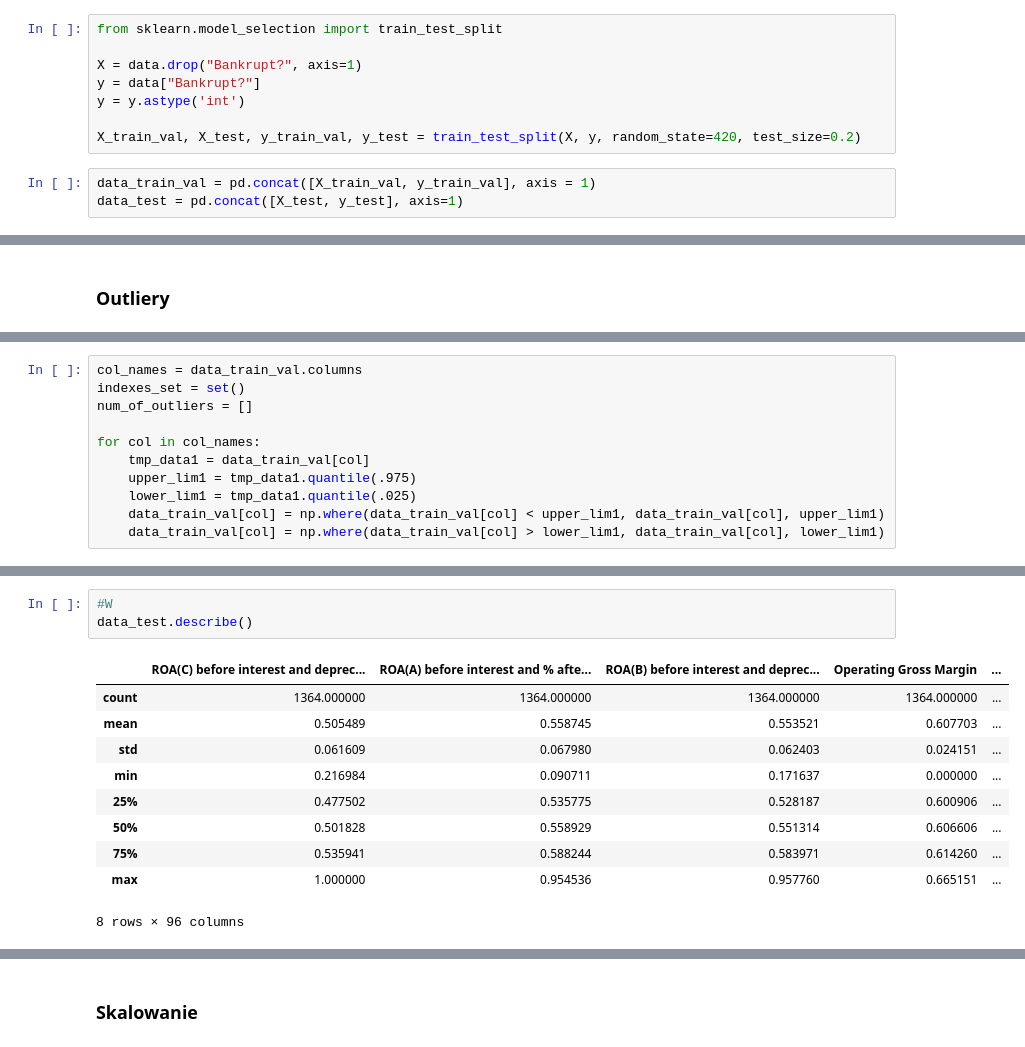
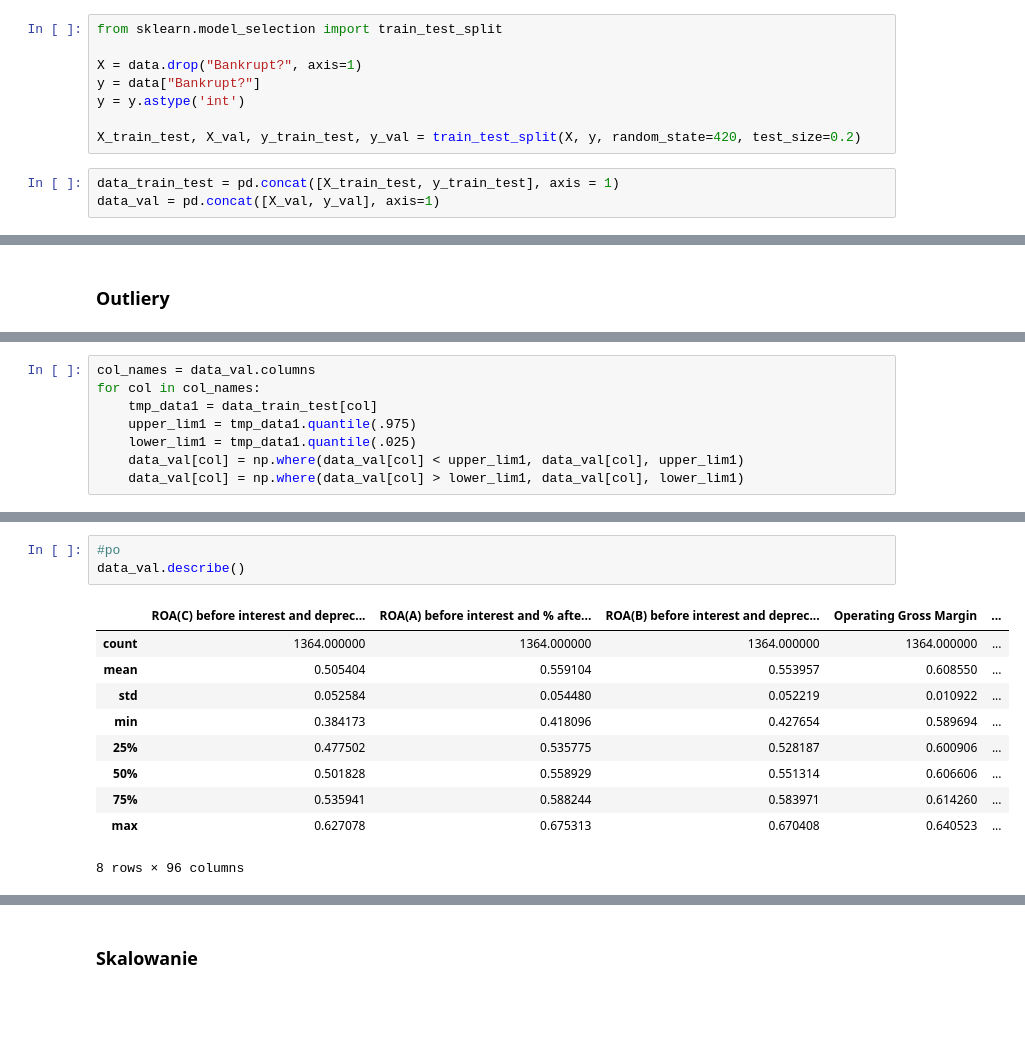
Before and after one commit to malwina0/2022L-ML, a Jupyter notebook: ZD3/Sokolowski_Szymplinski_HW3.ipynb, the cells around one changed output, grey strips where cells are left out. Saved outputs shown, nothing was run; the diff lists cells and outputs as text; blank space fills up the shorter version.

```diff
--- a/ZD3/Sokolowski_Szymplinski_HW3.ipynb
+++ b/ZD3/Sokolowski_Szymplinski_HW3.ipynb
@@ -49,7 +43,7 @@ X = data.drop("Bankrupt?", axis=1)
 y = data["Bankrupt?"]
 y = y.astype('int')
 
-X_train_val, X_test, y_train_val, y_test = train_test_split(X, y, random_state=420, test_size=0.2)
+X_train_test, X_val, y_train_test, y_val = train_test_split(X, y, random_state=420, test_size=0.2)
 # %%
-data_train_val = pd.concat([X_train_val, y_train_val], axis = 1)
-data_test = pd.concat([X_test, y_test], axis=1)
+data_train_test = pd.concat([X_train_test, y_train_test], axis = 1)
+data_val = pd.concat([X_val, y_val], axis=1)
@@ -169,11 +113,8 @@ sns.countplot(x="Bankrupt?", data=data_test, color='gray')
 # %%
-col_names = data_train_val.columns
-indexes_set = set()
-num_of_outliers = []
-
+col_names = data_val.columns
 for col in col_names:
-    tmp_data1 = data_train_val[col]
+    tmp_data1 = data_train_test[col]
     upper_lim1 = tmp_data1.quantile(.975)
     lower_lim1 = tmp_data1.quantile(.025)
-    data_train_val[col] = np.where(data_train_val[col] < upper_lim1, data_train_val[col], upper_lim1)
-    data_train_val[col] = np.where(data_train_val[col] > lower_lim1, data_train_val[col], lower_lim1)
+    data_val[col] = np.where(data_val[col] < upper_lim1, data_val[col], upper_lim1)
+    data_val[col] = np.where(data_val[col] > lower_lim1, data_val[col], lower_lim1)
@@ -186,14 +121,14 @@ Uwaga odnośnie wybierania outlierów. Otwarty przedział wynika z tego, że je
 # %%
-#W
-data_test.describe()
+#po
+data_val.describe()
 # %% [output]
 |  | ROA(C) before interest and deprec... | ROA(A) before interest and % afte... | ROA(B) before interest and deprec... | Operating Gross Margin | ... |
 | count | 1364.000000 | 1364.000000 | 1364.000000 | 1364.000000 | ... |
-| mean | 0.505489 | 0.558745 | 0.553521 | 0.607703 | ... |
-| std | 0.061609 | 0.067980 | 0.062403 | 0.024151 | ... |
-| min | 0.216984 | 0.090711 | 0.171637 | 0.000000 | ... |
+| mean | 0.505404 | 0.559104 | 0.553957 | 0.608550 | ... |
+| std | 0.052584 | 0.054480 | 0.052219 | 0.010922 | ... |
+| min | 0.384173 | 0.418096 | 0.427654 | 0.589694 | ... |
 | 25% | 0.477502 | 0.535775 | 0.528187 | 0.600906 | ... |
 | 50% | 0.501828 | 0.558929 | 0.551314 | 0.606606 | ... |
 | 75% | 0.535941 | 0.588244 | 0.583971 | 0.614260 | ... |
-| max | 1.000000 | 0.954536 | 0.957760 | 0.665151 | ... |
+| max | 0.627078 | 0.675313 | 0.670408 | 0.640523 | ... |
 8 rows × 96 columns
```
Also changed, not shown: parts of 96 cells of this notebook.
